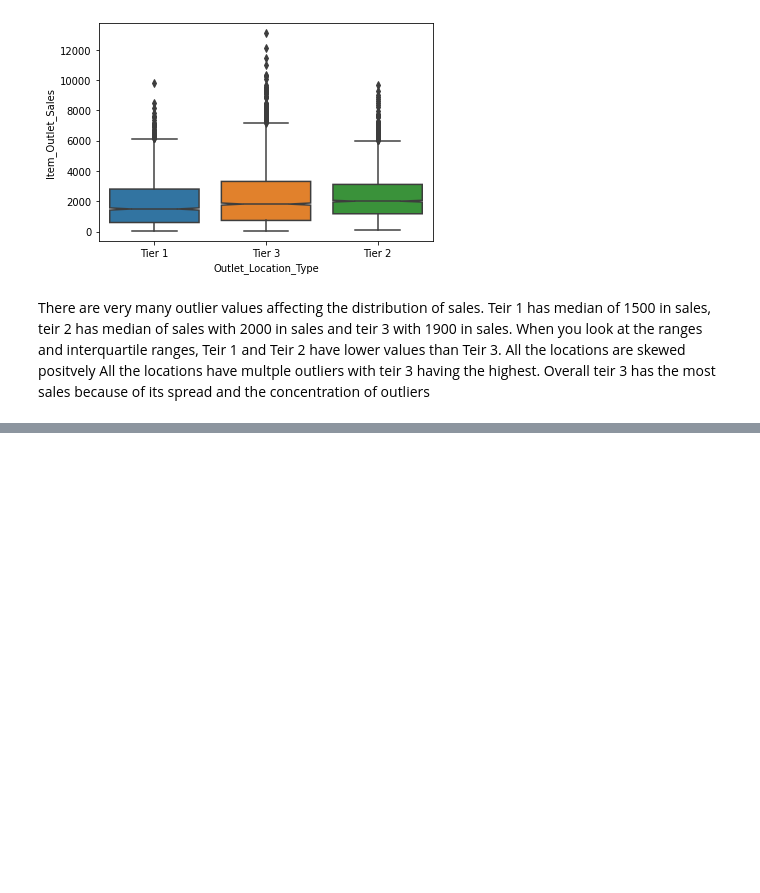
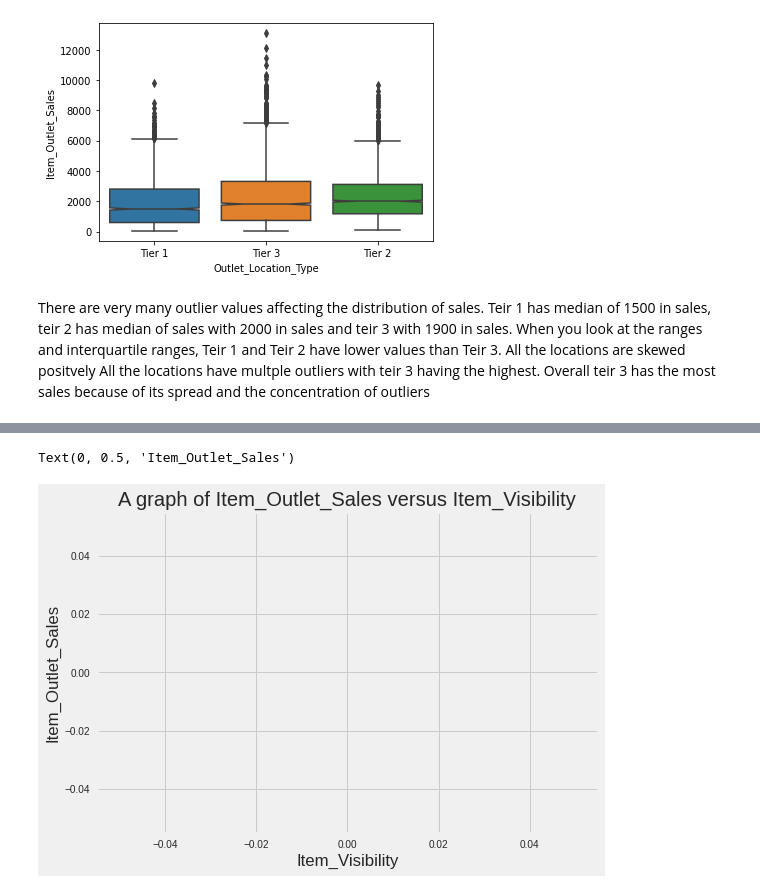
Before and after one commit to Gloria-L19/Sales_prediction, a Jupyter notebook: Salesprediction.ipynb, the cells around one changed output, grey strips where cells are left out. Drawn from its saved outputs; the diff is of its cells as text; code cells hidden in the pictures; blank space fills up the shorter version.

```diff
--- a/Salesprediction.ipynb
+++ b/Salesprediction.ipynb
@@ -197,0 +243,12 @@ All the locations have multple outliers with  teir 3 having the highest. Overall
+# %%
+# #looking at low_Fat
+High_fat_filter=df[df['Item_Fat_Content']=='High Fat']
+plt.style.use('fivethirtyeight')
+plt.plot(High_fat_filter['Item_Visibility'], High_fat_filter['Item_Outlet_Sales'],c='magenta',marker='.',markersize= 10)
+#adding title
+plt.title('A graph of Item_Outlet_Sales versus Item_Visibility')
+plt.xlabel('Item_Visibility')
+plt.ylabel('Item_Outlet_Sales')
+# %% [output]
+Text(0, 0.5, 'Item_Outlet_Sales')
+[figure, added]
```
Also changed, not shown: parts of 8 cells of this notebook.
